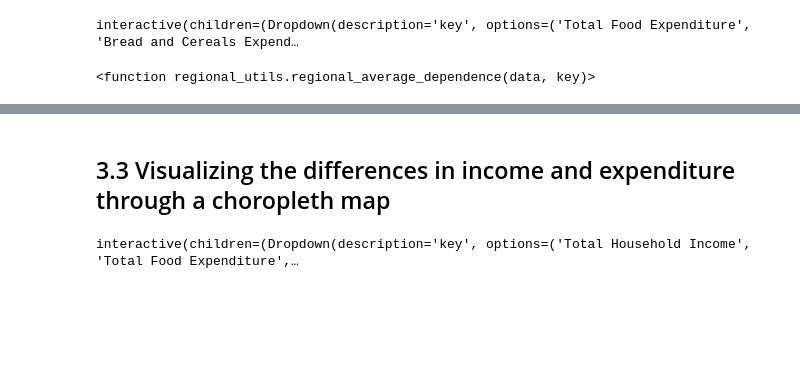
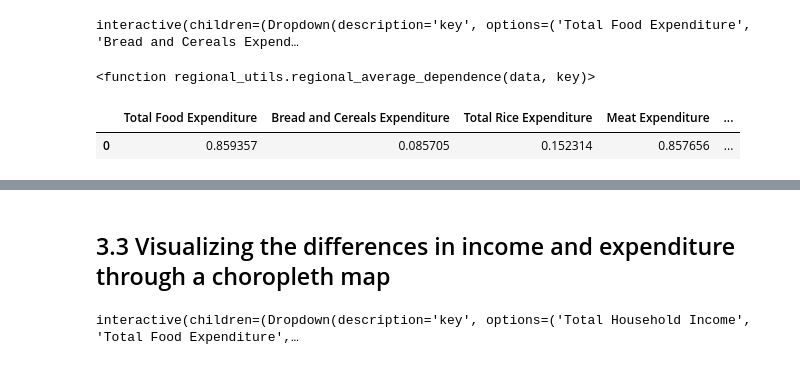
Before and after one commit to kiaraesguerra/filipino-income-expenditures, a Jupyter notebook: 01 EDA - Regional Average.ipynb, the cells around one changed output, grey strips where cells are left out. Saved outputs shown, nothing was run; the diff lists cells and outputs as text; code cells hidden in the pictures; blank space fills up the shorter version.

```diff
--- a/01 EDA - Regional Average.ipynb
+++ b/01 EDA - Regional Average.ipynb
@@ -82,3 +86,8 @@ interact(regional_average_dependence, data=fixed(data), key=expenditures_data)
 # %% [output]
 interactive(children=(Dropdown(description='key', options=('Total Food Expenditure', 'Bread and Cereals Expend…
 <function regional_utils.regional_average_dependence(data, key)>
+# %%
+create_dataframe_r_squared(data, expenditures_data)
+# %% [output]
+|  | Total Food Expenditure | Bread and Cereals Expenditure | Total Rice Expenditure | Meat Expenditure | ... |
+| 0 | 0.859357 | 0.085705 | 0.152314 | 0.857656 | ... |
```
Also changed, not shown: parts of 39 cells of this notebook, 1 other file.
